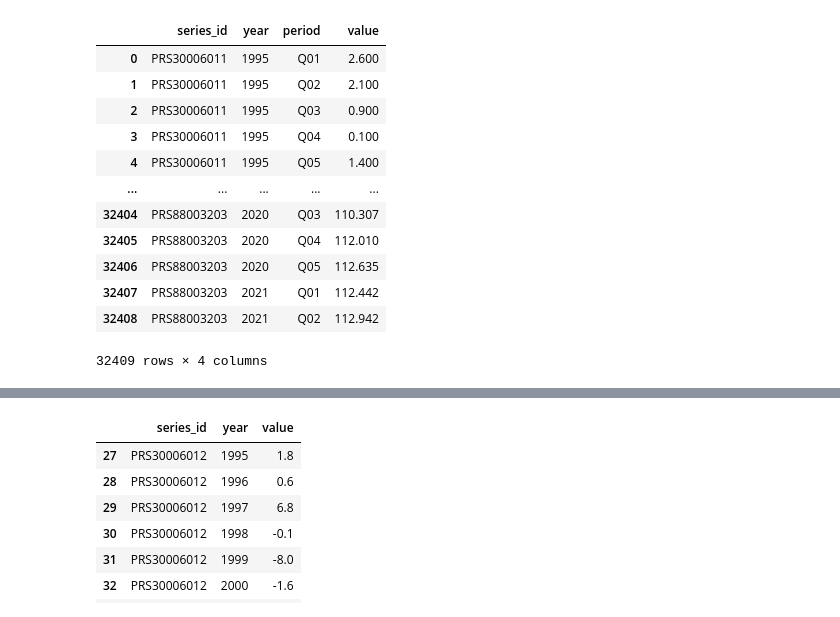
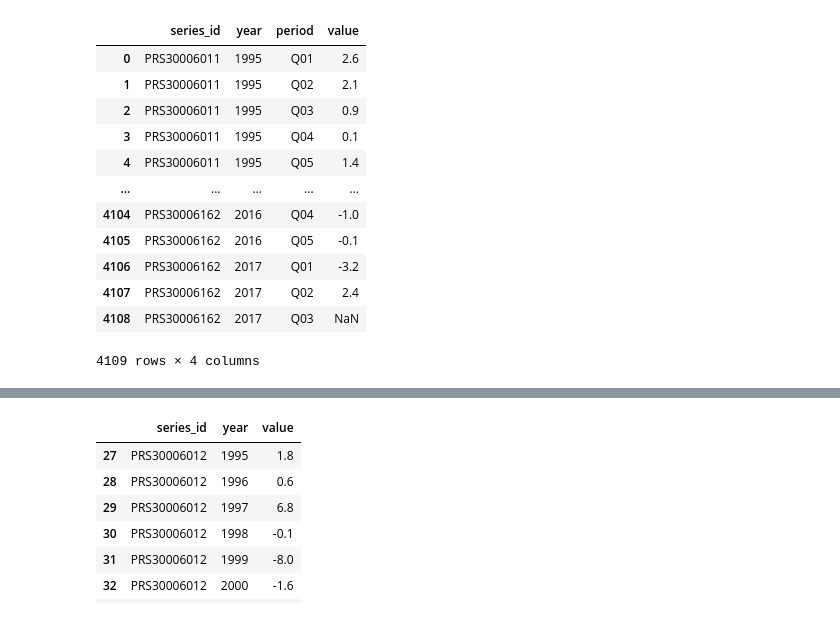
Before and after one commit to churchofthought/rearc-data-quest, a Jupyter notebook: lambda_analyze/analysis.ipynb, the cells around one changed output, grey strips where cells are left out. Cells and saved outputs as stored; diff of their text form; code cells hidden in the pictures.

```diff
--- a/lambda_analyze/analysis.ipynb
+++ b/lambda_analyze/analysis.ipynb
@@ -0,0 +1,14 @@
+# %%
+import os
+import pandas as pd
+import s3fs
+
+S3_BUCKET = os.getenv("S3_BUCKET", "s3-data-quest.rearc.io")
+fs = s3fs.S3FileSystem(anon=True)
+
+import json
+with fs.open(f"{S3_BUCKET}/datausa.api.json") as f:
+	usa_json=json.load(f)
+
+usa_data=pd.DataFrame(usa_json['data'])
+usa_data
@@ -1,27 +42,22 @@
 # %%
-import pandas as pd
-
-# show a lot of data
-pd.set_option('display.max_rows', 128)
-
 # read in the pr gov data using first row as the header and the space-like characters (regex) as delimiters
-pr_data = pd.read_csv("pr.data.0.Current", header=[0], delimiter=r"\s+")
+pr_data = pd.read_csv(f"s3://{S3_BUCKET}/pr.data.0.Current", header=[0], delimiter=r"\s+")
 
 # drop the unused footnote column
 pr_data.drop(columns=["footnote_codes"], inplace=True)
 pr_data
 # %% [output]
 |  | series_id | year | period | value |
-| 0 | PRS30006011 | 1995 | Q01 | 2.600 |
-| 1 | PRS30006011 | 1995 | Q02 | 2.100 |
-| 2 | PRS30006011 | 1995 | Q03 | 0.900 |
-| 3 | PRS30006011 | 1995 | Q04 | 0.100 |
-| 4 | PRS30006011 | 1995 | Q05 | 1.400 |
+| 0 | PRS30006011 | 1995 | Q01 | 2.6 |
+| 1 | PRS30006011 | 1995 | Q02 | 2.1 |
+| 2 | PRS30006011 | 1995 | Q03 | 0.9 |
+| 3 | PRS30006011 | 1995 | Q04 | 0.1 |
+| 4 | PRS30006011 | 1995 | Q05 | 1.4 |
 | ... | ... | ... | ... | ... |
-| 32404 | PRS88003203 | 2020 | Q03 | 110.307 |
-| 32405 | PRS88003203 | 2020 | Q04 | 112.010 |
-| 32406 | PRS88003203 | 2020 | Q05 | 112.635 |
-| 32407 | PRS88003203 | 2021 | Q01 | 112.442 |
-| 32408 | PRS88003203 | 2021 | Q02 | 112.942 |
+| 4104 | PRS30006162 | 2016 | Q04 | -1.0 |
+| 4105 | PRS30006162 | 2016 | Q05 | -0.1 |
+| 4106 | PRS30006162 | 2017 | Q01 | -3.2 |
+| 4107 | PRS30006162 | 2017 | Q02 | 2.4 |
+| 4108 | PRS30006162 | 2017 | Q03 | NaN |
-32409 rows × 4 columns
+4109 rows × 4 columns
 # %%
```
Also changed, not shown: parts of 8 cells of this notebook, 6 other files.
